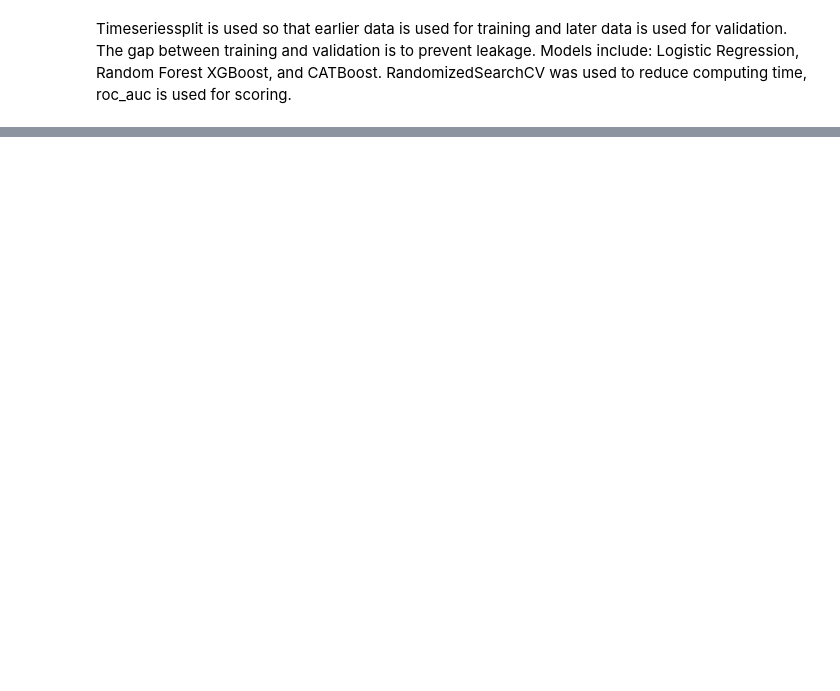
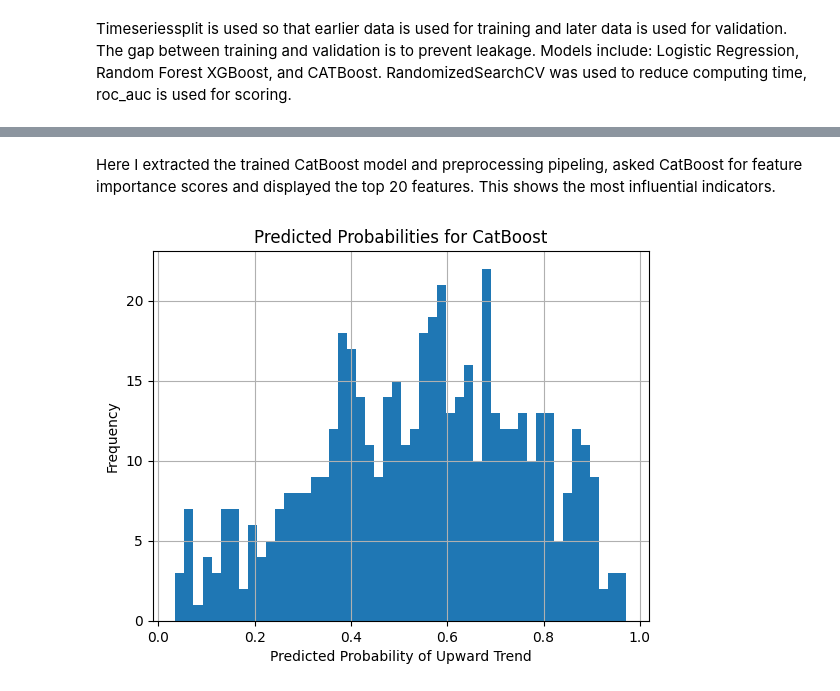
Before and after one commit to Joliver250/Apple-Inc.-Predictive-ML, a Jupyter notebook: notebooks/Apple.ipynb, the cells around one changed output, grey strips where cells are left out. Saved outputs shown, nothing was run; the diff lists cells and outputs as text; code cells hidden in the pictures; blank space fills up the shorter version.

```diff
--- a/notebooks/Apple.ipynb
+++ b/notebooks/Apple.ipynb
@@ -415,0 +552,11 @@ ROC-AUC: 0.51
+# %% [markdown]
+Here I extracted the trained CatBoost model and preprocessing pipeling, asked CatBoost for feature importance scores and displayed the top 20 features. This shows the most influential indicators.
+# %%
+plt.hist(y_pred_proba, bins=50)
+plt.title('Predicted Probabilities for CatBoost')
+plt.xlabel('Predicted Probability of Upward Trend')
+plt.ylabel('Frequency')
+plt.grid(True)
+plt.show()
+# %% [output]
+[figure, added]
```
Also changed, not shown: parts of 17 cells of this notebook.
